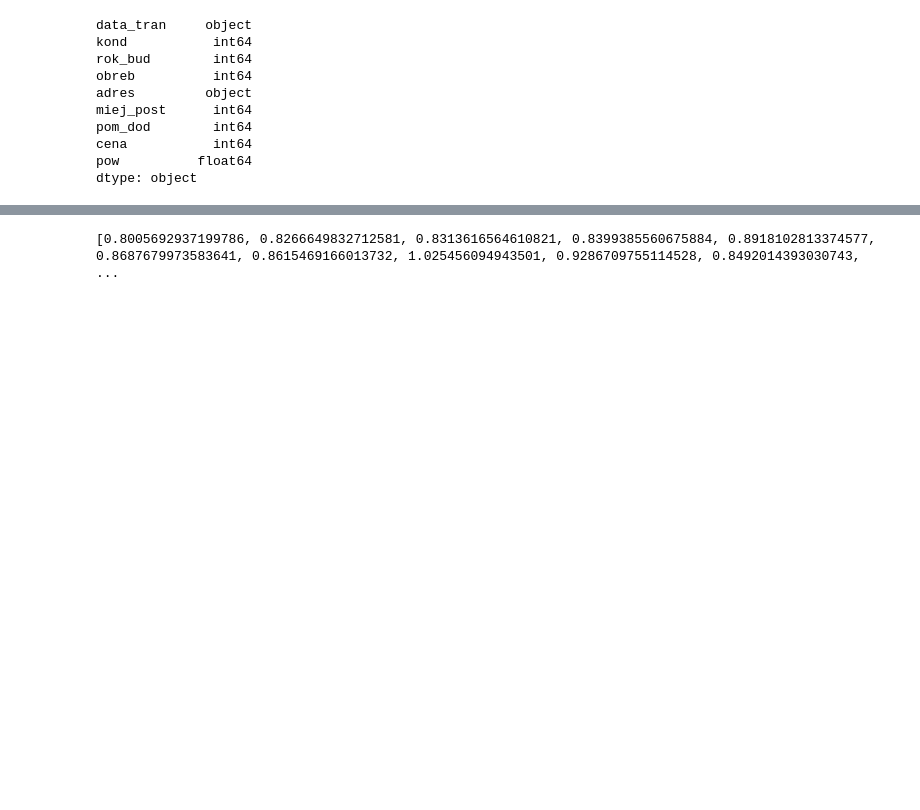
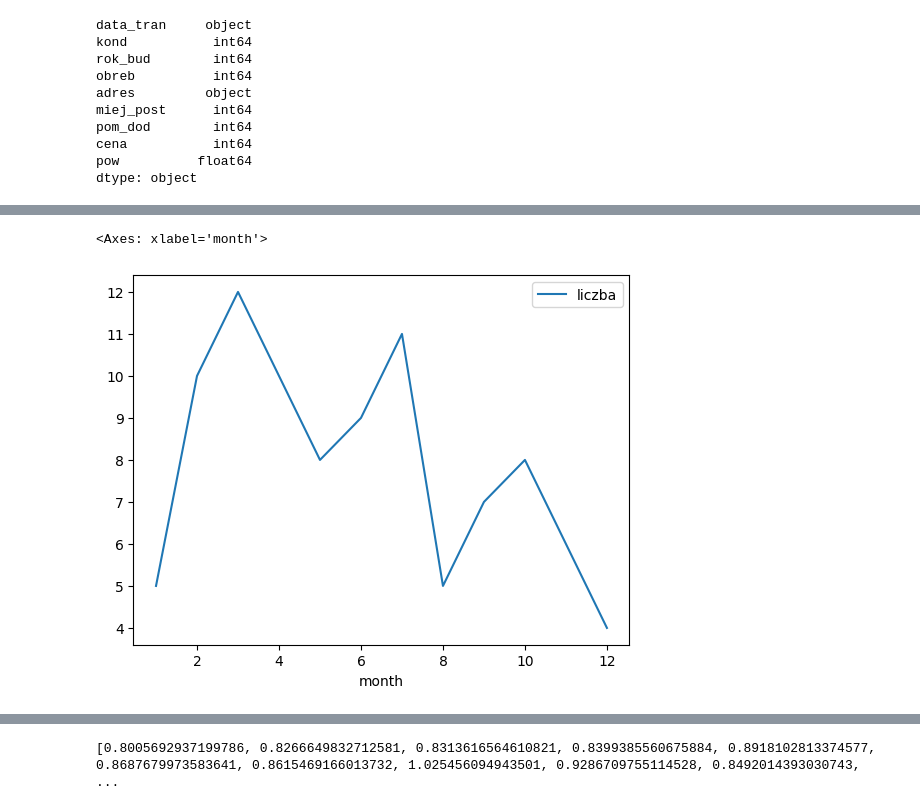
Before and after one commit to jkb-mchlk/jkb-mchlk, a Jupyter notebook: szkolenie_projekt.ipynb, the cells around one changed output, grey strips where cells are left out. Cells and saved outputs as stored; diff of their text form; code cells hidden in the pictures; blank space fills up the shorter version.

```diff
--- a/szkolenie_projekt.ipynb
+++ b/szkolenie_projekt.ipynb
@@ -46,3 +46,8 @@ data['data_tran'] = pd.to_datetime(data['data_tran'], format='%Y-%m-%d')
 
 # convert integer to string
 data['kond'] = [str(x) for x in data['kond']]
+
+# add new target column
+prices_unit = data['cena'] / data['pow']
+data['unitprice'] = [int(x) for x in prices_unit]
+data['wiek'] = 2021 - data['rok_bud']
@@ -72,0 +135,19 @@ print(data2)
+# %%
+
+stats = data.groupby('month')['unitprice'].agg(['mean', 'std']).reset_index()
+
+stats['upper_limit'] = stats['mean'] + 1 * stats['std']
+stats['lower_limit'] = stats['mean'] - 1 * stats['std']
+
+data = data.merge(stats[['month', 'upper_limit', 'lower_limit']], on='month', how='left')
+
+filtered_data = data[
+    (data['unitprice'] >= data['lower_limit']) &
+    (data['unitprice'] <= data['upper_limit'])
+].copy()
+
+filtered_data.drop(columns=['upper_limit', 'lower_limit'], inplace=True)
+data.drop(columns=['upper_limit', 'lower_limit'], inplace=True)
+
+# Wyświetl przefiltrowane dane
+print(filtered_data)
@@ -72,0 +200,8 @@ print(data2)
+# %%
+data3 = filtered_data['month'].value_counts().sort_index().reset_index()
+data3.columns = ['month', 'liczba']
+# %%
+data3.plot(x = 'month', y = 'liczba')
+# %% [output]
+<Axes: xlabel='month'>
+[figure, added]
```
Also changed, not shown: parts of 39 cells of this notebook, 3 other files.
